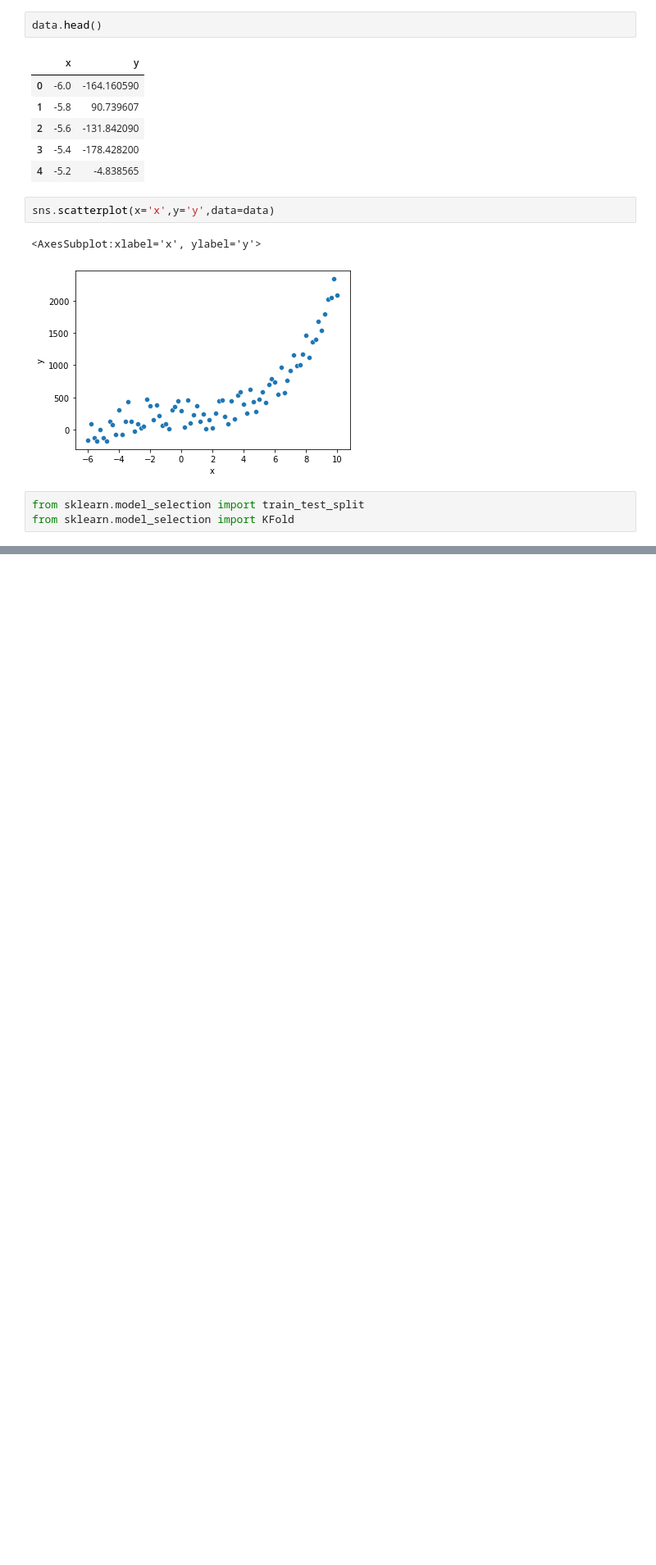
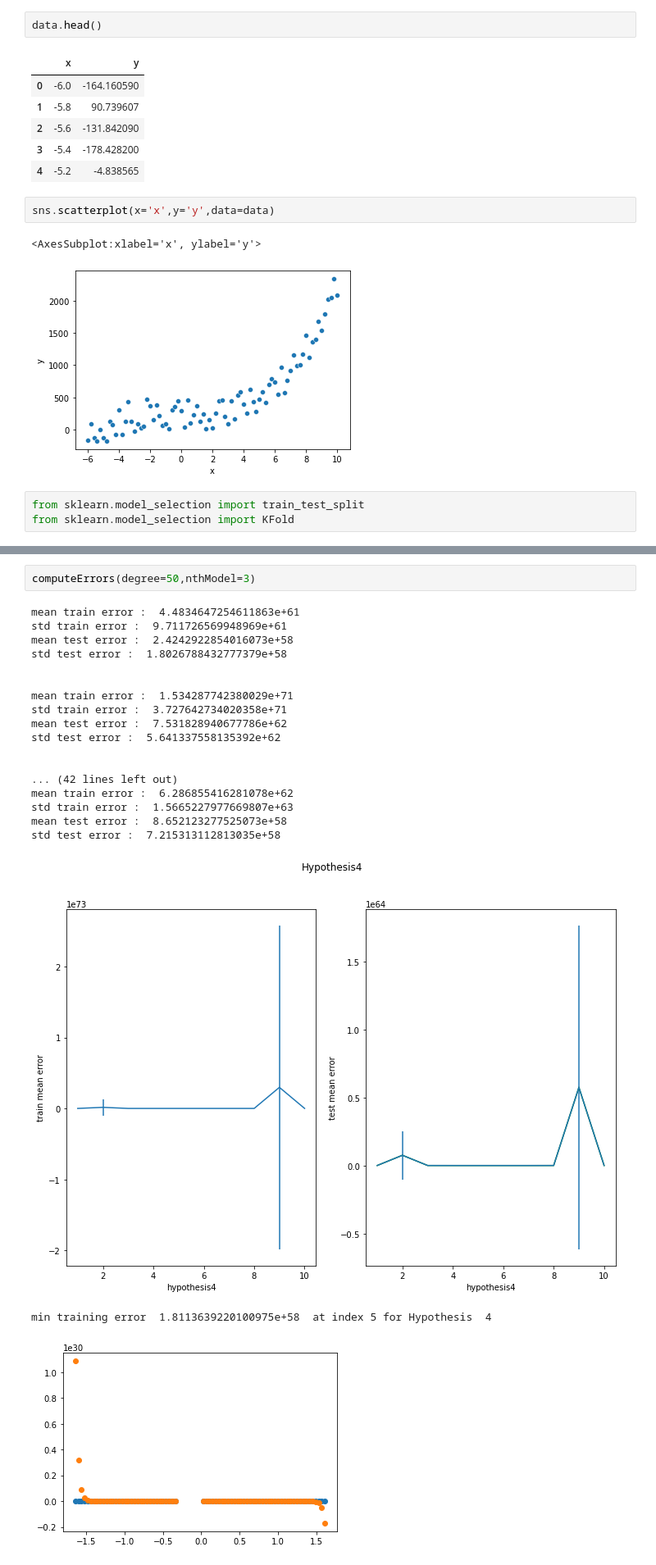
Before and after one commit to chandms/Security_Analytics, a Jupyter notebook: Assignment1/HW1P3.ipynb, the cells around one changed output, grey strips where cells are left out. Shown at 82% size. Saved outputs shown, nothing was run; the diff lists cells and outputs as text; blank space fills up the shorter version.

```diff
--- a/Assignment1/HW1P3.ipynb
+++ b/Assignment1/HW1P3.ipynb
@@ -515,0 +309,23 @@ len(models)
+# %%
+computeErrors(degree=50,nthModel=3)
+# %% [output]
+mean train error :  4.4834647254611863e+61
+std train error :  9.711726569948969e+61
+mean test error :  2.4242922854016073e+58
+std test error :  1.8026788432777379e+58
+
+
+mean train error :  1.534287742380029e+71
+std train error :  3.727642734020358e+71
+mean test error :  7.531828940677786e+62
+std test error :  5.641337558135392e+62
+
+
+... (42 lines left out)
+mean train error :  6.286855416281078e+62
+std train error :  1.5665227977669807e+63
+mean test error :  8.652123277525073e+58
+std test error :  7.215313112813035e+58
+[figure, added]
+min training error  1.8113639220100975e+58  at index 5 for Hypothesis  4
+[figure, added]
```
Also changed, not shown: parts of 33 cells of this notebook.
